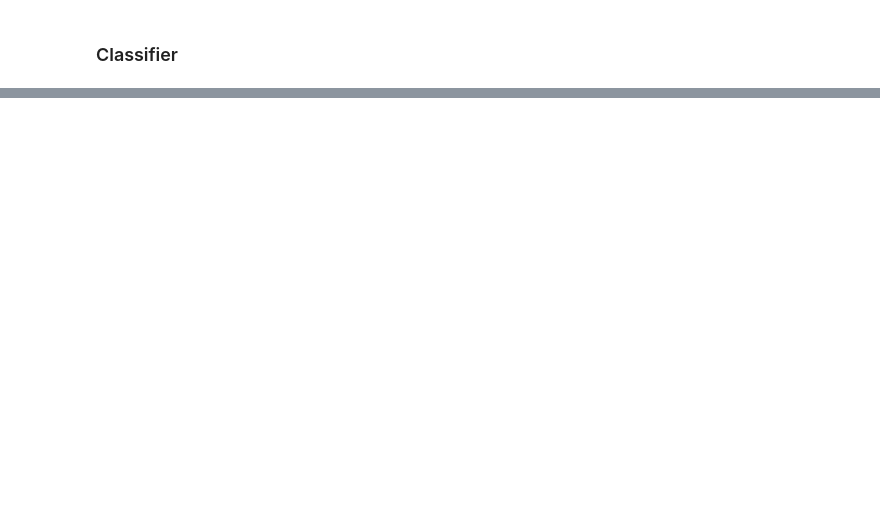
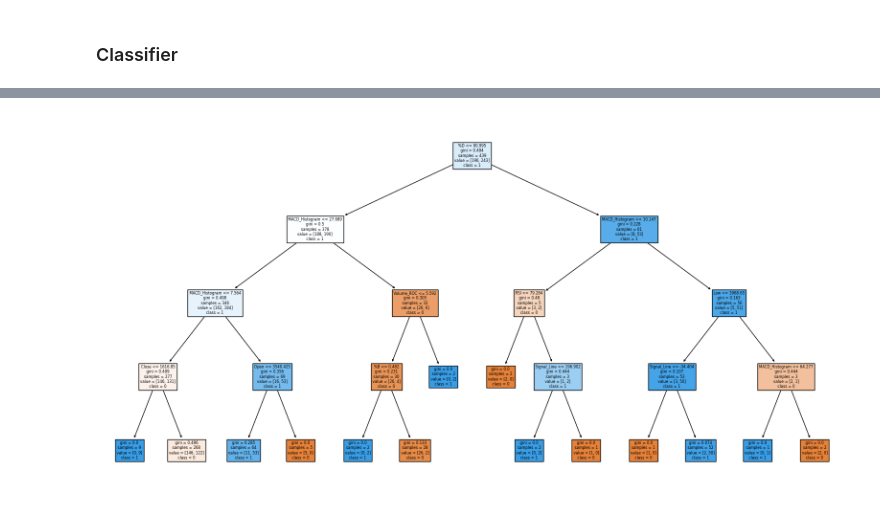
Before and after one commit to H1mm4tHQ/Stock_Market_Price_Movement_Prediction_ML, a Jupyter notebook: PRML_Project.ipynb, the cells around one changed output, grey strips where cells are left out. Drawn from its saved outputs; the diff is of its cells as text; code cells hidden in the pictures; blank space fills up the shorter version.

```diff
--- a/PRML_Project.ipynb
+++ b/PRML_Project.ipynb
@@ -836,17 +814,17 @@ from sklearn.cluster import KMeans
 from sklearn.linear_model import LogisticRegression
 from sklearn.preprocessing import MinMaxScaler
 from sklearn.preprocessing import MinMaxScaler
-warnings.filterwarnings("ignore")   # Ignore all warnings
+from sklearn.ensemble import RandomForestClassifier
+# from xgboost import XGBClassifier
+# from sklearn.ensemble import GradientBoostingClassifier
+# from lightgbm import LGBMClassifier
+from sklearn.tree import DecisionTreeClassifier, plot_tree
 
 
-# One-hot encode the "pattern" column
-# X = pd.get_dummies(recent_data[features], columns=['pattern'])
-unqValues = recent_data["pattern"].unique()
-for i in range(len(unqValues)):
-    recent_data["pattern"].replace(unqValues[i], i, inplace= True)
 
-features = ['MACD_Histogram', 'RSI', '%K', '%D', '%R',"ATR","Lower_Band","Upper_Band","Long_MA","Short_MA","Signal_Line","pattern","Volume", '%B'] #['MACD_Histogram', 'RSI', '%K', '%D', '%R',"pattern"]   #,"pattern"
+# features = ['MACD_Histogram', 'RSI', '%K', '%D', '%R',"ATR","Lower_Band","Upper_Band","Long_MA","Short_MA","Signal_Line","pattern","Volume","Close",'Open', 'High', 'Low',"Trend"] #['MACD_Histogram', 'RSI', '%K', '%D', '%R',"pattern"]   #,"pattern"
 # features = ['MACD_Histogram', 'RSI', '%K', '%D', '%R',"ATR","Lower_Band","Upper_Band","Volume_ROC","Volume_MA","Long_MA","Short_MA","Signal_Line","Signal_Line","Close","pattern"] #['MACD_Histogram', 'RSI', '%K', '%D', '%R',"pattern"]   #,"pattern"
+features = ['MACD_Histogram', 'RSI', '%K', '%D', '%R',"pattern","%B","Signal_Line","Volume_ROC","Close","Volume",'Open', 'High', 'Low'] #
 
 X = recent_data[features]
 y = recent_data['Price_Move']
@@ -864,23 +842,87 @@ y = recent_data['Price_Move']
 # X_normalized = X.copy()  # Make a copy of X to avoid modifying the original data
 # X_normalized[features_to_normalize] = scaler.fit_transform(X_normalized[features_to_normalize])
 
+# Function to flatten a list of arrays into a one-dimensional array
+def flatten_list_of_arrays(lst):
+    return np.concatenate(lst).ravel()
+
+# Function to plot actual vs predicted points with closing price on the y-axis
+def plot_actual_vs_predicted_with_price(X_test, y_test, pred, closing_prices, title,name):
+    plt.figure(figsize=(10, 6))
+    plt.title(title)
+    plt.xlabel("Index")
+    plt.ylabel("Closing Price / Price Move")
+    # Plot the closing prices
+    plt.plot(range(len(X_test)), closing_prices, label='Closing Price', color='green')
+    incorrect_indices = np.where(y_test != pred)[0]
+    print(incorrect_indices)
+    # plt.scatter(incorrect_indices, np.zeros_like(incorrect_indices), color='red', label='Incorrect Prediction')
+    # Plotting incorrect indices
+    for idx in incorrect_indices:
+        plt.plot(idx, closing_prices[idx], marker='x', markersize=10, color='red')#, label='Incorrect'
+    plt.xlabel('Index')
+    plt.ylabel('Closing Price')
+    plt.title('Closing Price vs Index'+ " - "+ name)
+    plt.legend()
+    plt.show()
+    # Plot candlestick chart
+    ohlc = X_test[['Open', 'High', 'Low', 'Close']].reset_index()
+    ohlc.columns = ['Date', 'Open', 'High', 'Low', 'Close']
+    ohlc['Date'] = pd.to_datetime(ohlc['Date'])
+    ohlc.set_index('Date', inplace=True)
+    # Create a copy of ohlc for annotations
+    ohlc_annotated = ohlc.copy()
+    # Add incorrect prediction markers to the copy
+    incorrect_indices = np.where(y_test != pred)[0]
+    for idx in incorrect_indices:
+        date = ohlc_annotated.index[idx]
+        high = ohlc_annotated.loc[date, 'High']
+        ohlc_annotated.loc[date, 'Incorrect'] = high
+    # Plot candlestick chart with incorrect predictions annotated
+    mpf.plot(ohlc, type='candle', title='Candlestick Chart - ' + name, style='charles', figscale=1.5,
+             addplot=mpf.make_addplot(ohlc_annotated['Incorrect'], marker='x', markersize=100, color='red'))
+
+    plt.show()
+
 slice_index=-100
-
+y[y == -1] = 0
 
 # Initialize classifiers
 classifiers = {
     "KNN": KNeighborsClassifier(),
-    "SVM": SVC(),
+    "SVM kernel= Linear": SVC(kernel='linear'),
     "SVM (poly Kernel)": SVC(kernel='poly'),
     "SVM (RBF Kernel)": SVC(kernel='rbf'),  # Specify kernel as 'rbf' for RBF kernel
     "Decision Tree": DecisionTreeClassifier(),
     "ANN": MLPClassifier(),
     "Bayesian Learning": GaussianNB(),
     "Perceptron": Perceptron(),
-    "Regression": LogisticRegression()
+    "Regression": LogisticRegression(),
+    "Random Forest": RandomForestClassifier(),  # Added Random Forest
+    # "XGBoost": XGBClassifier(),  # Added XGBoost
+    # "Gradient Boosting": GradientBoostingClassifier(),  # Add Gradient Boosting Classifier
+    # "LightGBM": LGBMClassifier()  # Add LightGBM
 }
 
+#ploting Decition Tree
+X_train, X_test = X[:slice_index], X[slice_index:-1]
+y_train, y_test = y[1:slice_index+1], y[slice_index+1:]
+# Create and fit the Decision Tree model
+dt_classifier = DecisionTreeClassifier(max_depth=5)
+dt_classifier.fit(X_train, y_train)
+# Convert index object to a list
+feature_names_list = list(X_train.columns)
+# Convert array to a list
+class_names_list = list(dt_classifier.classes_)
+# Convert array to a list of strings
+class_names_list = [str(class_) for class_ in dt_classifier.classes_]
+# Visualize the decision tree
+plt.figure(figsize=(20,10))
+plot_tree(dt_classifier, feature_names=feature_names_list, class_names=class_names_list, filled=True)
+plt.show()
+
 results = {}
+
 for name, clf in classifiers.items():
     X_train, X_test = X[:slice_index], X[slice_index:-1]
     y_train, y_test = y[1:slice_index+1], y[slice_index+1:]
@@ -897,11 +939,13 @@ for name, clf in classifiers.items():
         y_train = np.append(y_train, y_test[i])
         clf.fit(X_train,y_train)
 
+    # plot_actual_vs_predicted_with_price(X_test, y_test, flatten_list_of_arrays(pred), X_test['Close'], "Actual vs Predicted Price Move with Closing Price",name)
+
+
     accuracy = accuracy_score(pred,y_test)
     precision = precision_score(pred,y_test, average='weighted')
     recall = recall_score(pred,y_test, average='weighted')
     f1 = f1_score(pred,y_test, average='weighted')
-
     results[name] = {"Accuracy": accuracy, "Precision": precision, "Recall": recall, "F1-score": f1}
 
 print("Performance Metrics:")
@@ -921,3 +955,4 @@ Regression: {'Accuracy': 0.5757575757575758, 'Precision': 0.9465844889573702, 'R
+[figure, added]
 # %%
 from tabulate import tabulate
 
```
Also changed, not shown: parts of 25 cells of this notebook.
